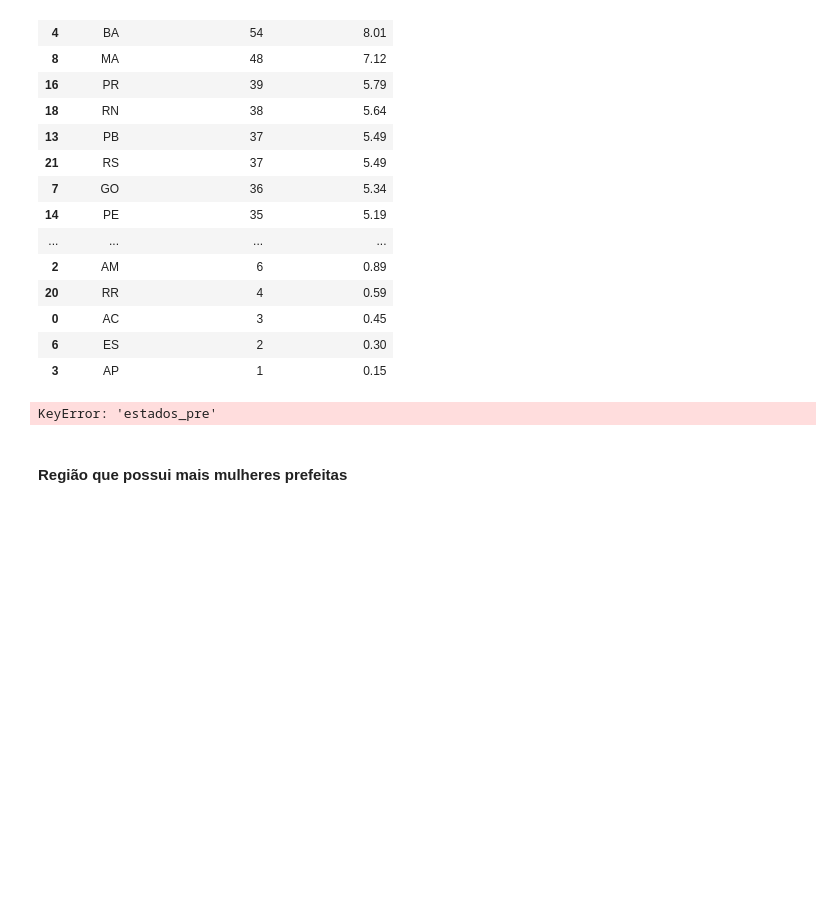
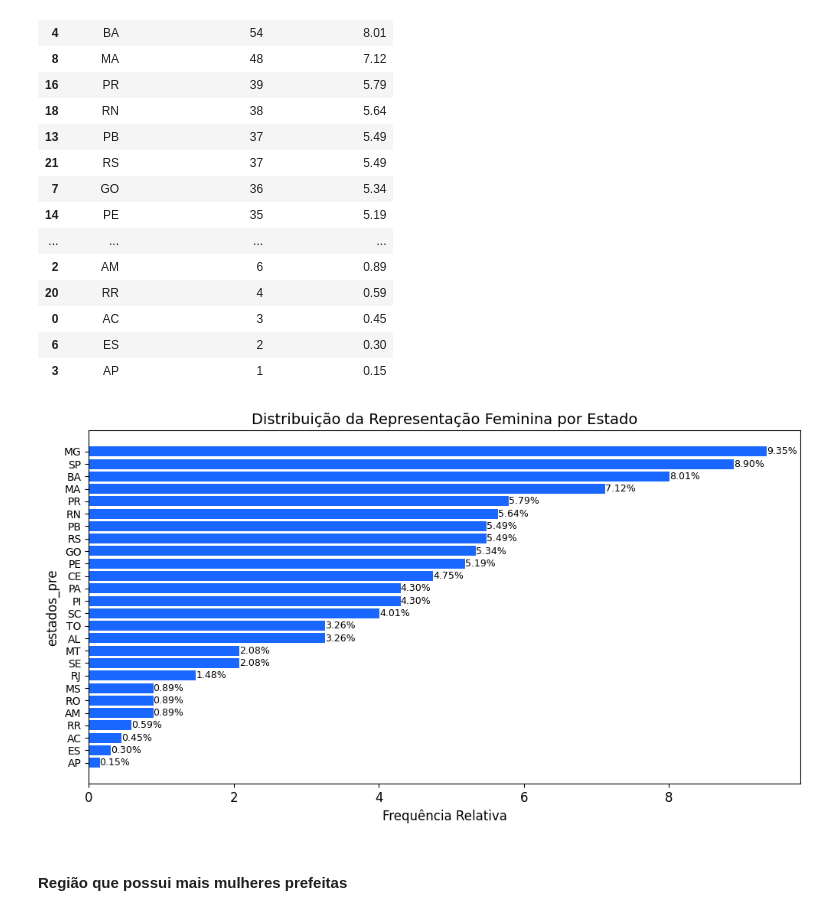
Before and after one commit to mayalajesus/datascience, a Jupyter notebook: analise_basemunic/estudo_basemunic.ipynb, the cells around one changed output. Saved outputs shown, nothing was run; the diff lists cells and outputs as text; code cells hidden in the pictures; blank space fills up the shorter version.

```diff
--- a/analise_basemunic/estudo_basemunic.ipynb
+++ b/analise_basemunic/estudo_basemunic.ipynb
@@ -191,36 +195,36 @@ uf_pre
 | 3 | AP | 1 | 0.15 |
 # %%
 # Dados
-estados_pre = uf_pre['estados_pre']
+estados_pre = uf_pre['Estados']
 frequencia_acumulada_uf_pre = uf_pre['Frequência relativa']
 
 # Cores das barras
 cores = ['#1967FF']
 
 # Criação do gráfico de barras
 plt.figure(figsize=(12, 6))
 plt.barh(estados_pre, frequencia_acumulada_uf_pre, color=cores)
 plt.xlabel('Frequência Relativa (%)')
 plt.ylabel('estados_pre')
 plt.title('Frequência Relativa por Estado')
 
 # Personalização das fontes e limites do eixo y
 plt.xticks(fontsize=12)
 plt.yticks(fontsize=10)
 plt.title('Distribuição da Representação Feminina por Estado', fontsize=14)
 plt.xlabel('Frequência Relativa', fontsize=12)
 plt.ylabel('estados_pre', fontsize=12)
 
 # Adicionando rótulos às barras
 for i, v in enumerate(frequencia_acumulada_uf_pre):
     plt.text(v + 0.0, i, f'{v:.2f}%', va='center', fontsize=9)
 
 # Definindo limites do eixo y para ajustar o tamanho dos nomes
 plt.gca().invert_yaxis()  # Inverte a ordem dos estados_pre
 
 plt.show()
 # %% [output]
-KeyError: 'estados_pre'
+[figure, added]
 # %% [markdown]
 #### Região que possui mais mulheres prefeitas
 # %%
```
Also changed, not shown: parts of 3 cells of this notebook, 7 other files.
